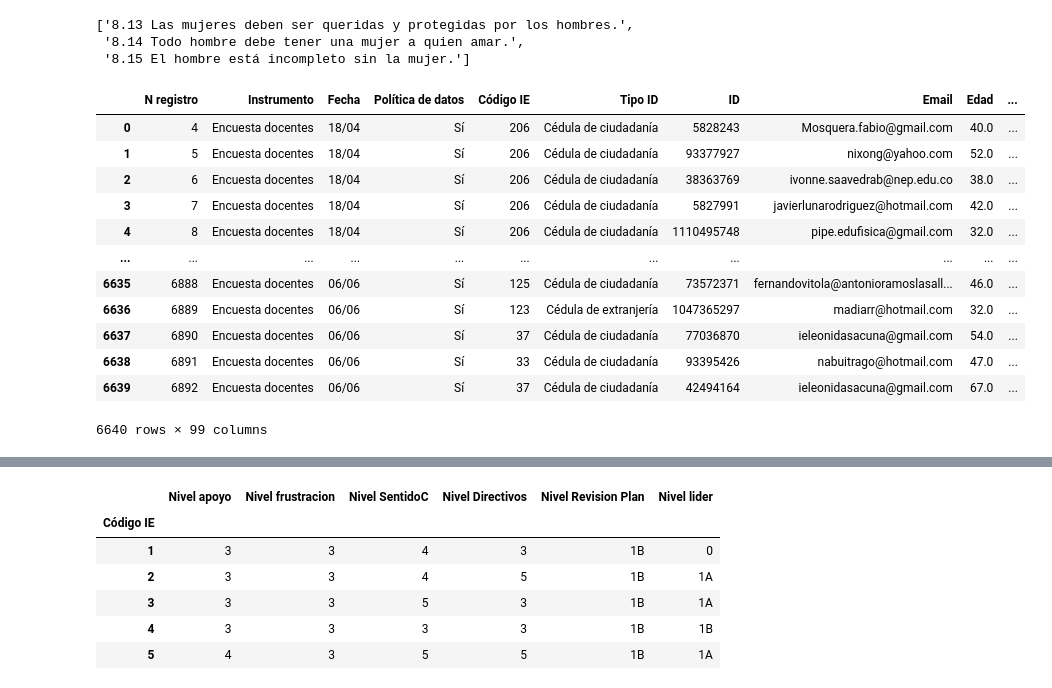
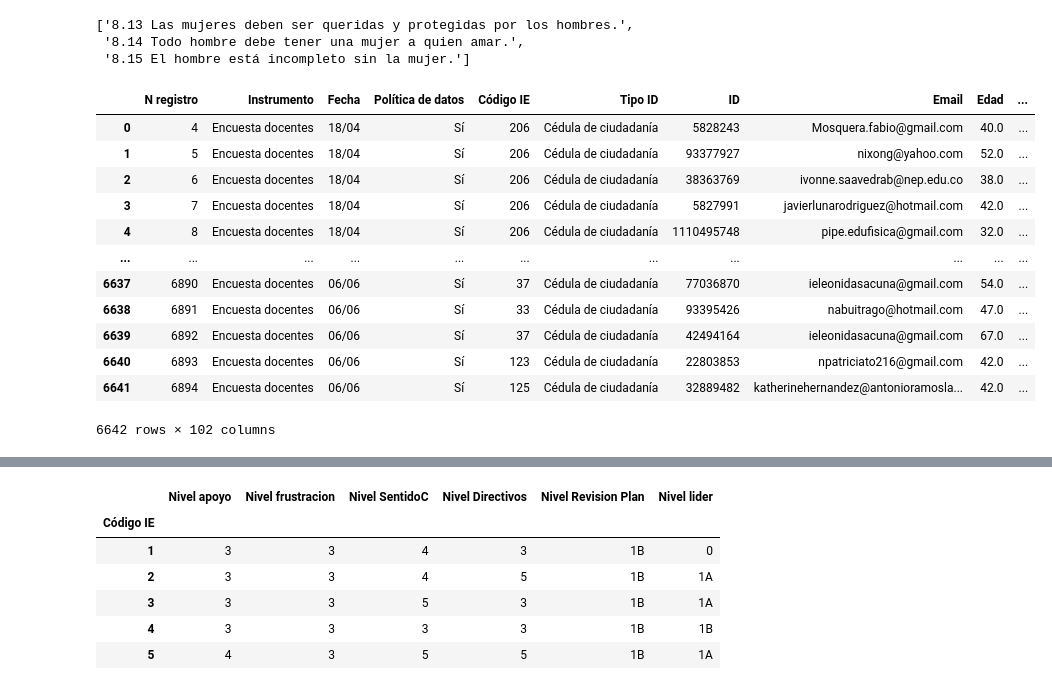
Before and after one commit to Grupo-Informatica-Educativa/CFK2022, a Jupyter notebook: utils/cleaners/Marco_consolidacion/consolidacion_D3.ipynb, the cells around one changed output, grey strips where cells are left out. Saved outputs shown, nothing was run; the diff lists cells and outputs as text; code cells hidden in the pictures.

```diff
--- a/utils/cleaners/Marco_consolidacion/consolidacion_D3.ipynb
+++ b/utils/cleaners/Marco_consolidacion/consolidacion_D3.ipynb
@@ -221,6 +221,8 @@ col_caract = ['index','Código IE', 'Tipo ID', 'ID', 'Email', 'Edad', 'Sexo','Ca
               'Estado civil', 'Líder comunitario', 'Formado CFK', 'Implementa fichas',
               'Formado tecnología e informática', 'Enseña STEM', 'Formado STEM']
 
+col_errores_conceptuales = ['¿Cuál es el error conceptual de Tim?',
+    '¿Cuál es el error conceptual de Ana?']
 col_autoeficacia_PC = doc.filter(regex=r'^1.|^2.*', axis=1).columns.tolist()
 col_apoyo_inst= doc.filter(regex=r'^3.[1,2,4,6,7,9]', axis=1).columns.tolist()
 col_frust_inst = doc.filter(regex=r'^3.[3,5,8]', axis=1).columns.tolist()
@@ -413,19 +415,19 @@ for k in nombres_escalas:
     assert len(escalas_dict[k]['cols']) == len(escalas_dict[k]['cargas']), f'Hay un error en la longitud de {k}'
     docentes[k] = 100*docentes[escalas_dict[k]['cols']].add(-1).multiply(escalas_dict[k]['cargas']).sum(axis=1)/(4*sum(escalas_dict[k]['cargas']))
 # %%
-doc_escalas = pd.merge(doc, docentes[['N registro']+nombres_escalas])
+doc_escalas = pd.merge(doc, docentes[['N registro','conocimiento']+nombres_escalas+col_errores_conceptuales],on='N registro', suffixes=['_o',""])
 doc_escalas
 # %% [output]
 |  | N registro | Instrumento | Fecha | Política de datos | Código IE | Tipo ID | ID | Email | Edad | ... |
 | 0 | 4 | Encuesta docentes | 18/04 | Sí | 206 | Cédula de ciudadanía | 5828243 | Mosquera.fabio@gmail.com | 40.0 | ... |
 | 1 | 5 | Encuesta docentes | 18/04 | Sí | 206 | Cédula de ciudadanía | 93377927 | nixong@yahoo.com | 52.0 | ... |
 | 2 | 6 | Encuesta docentes | 18/04 | Sí | 206 | Cédula de ciudadanía | 38363769 | ivonne.saavedrab@nep.edu.co | 38.0 | ... |
 | 3 | 7 | Encuesta docentes | 18/04 | Sí | 206 | Cédula de ciudadanía | 5827991 | javierlunarodriguez@hotmail.com | 42.0 | ... |
 | 4 | 8 | Encuesta docentes | 18/04 | Sí | 206 | Cédula de ciudadanía | 1110495748 | pipe.edufisica@gmail.com | 32.0 | ... |
 | ... | ... | ... | ... | ... | ... | ... | ... | ... | ... | ... |
-| 6635 | 6888 | Encuesta docentes | 06/06 | Sí | 125 | Cédula de ciudadanía | 73572371 | fernandovitola@antonioramoslasall... | 46.0 | ... |
-| 6636 | 6889 | Encuesta docentes | 06/06 | Sí | 123 | Cédula de extranjería | 1047365297 | madiarr@hotmail.com | 32.0 | ... |
 | 6637 | 6890 | Encuesta docentes | 06/06 | Sí | 37 | Cédula de ciudadanía | 77036870 | ieleonidasacuna@gmail.com | 54.0 | ... |
 | 6638 | 6891 | Encuesta docentes | 06/06 | Sí | 33 | Cédula de ciudadanía | 93395426 | nabuitrago@hotmail.com | 47.0 | ... |
 | 6639 | 6892 | Encuesta docentes | 06/06 | Sí | 37 | Cédula de ciudadanía | 42494164 | ieleonidasacuna@gmail.com | 67.0 | ... |
+| 6640 | 6893 | Encuesta docentes | 06/06 | Sí | 123 | Cédula de ciudadanía | 22803853 | npatriciato216@gmail.com | 42.0 | ... |
+| 6641 | 6894 | Encuesta docentes | 06/06 | Sí | 125 | Cédula de ciudadanía | 32889482 | katherinehernandez@antonioramosla... | 42.0 | ... |
-6640 rows × 99 columns
+6642 rows × 102 columns
```
Also changed, not shown: parts of 24 cells of this notebook.
